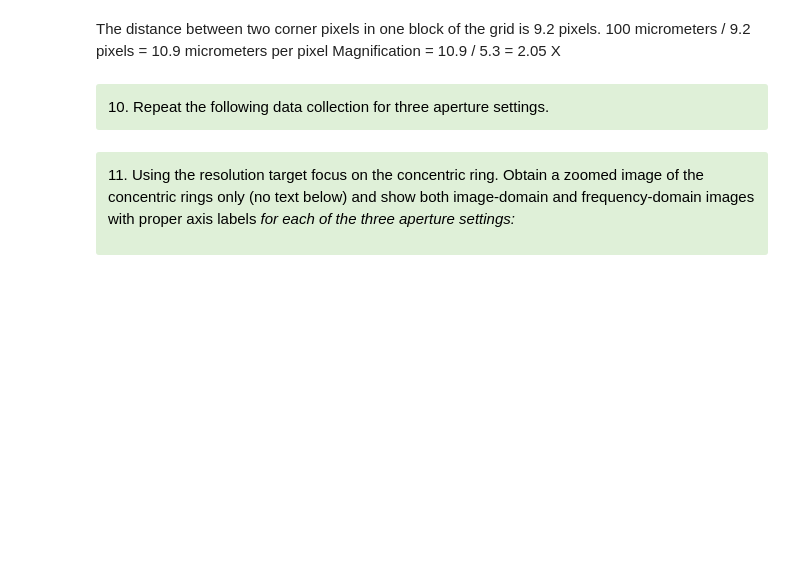
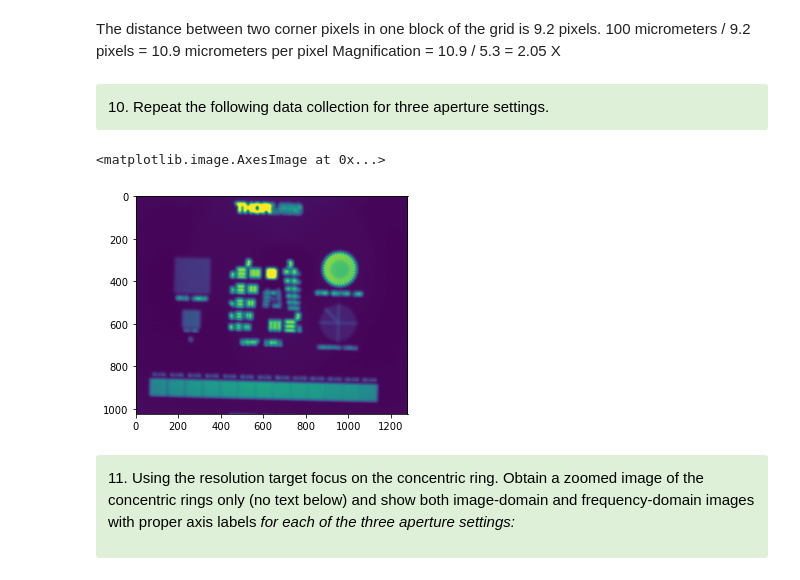
Before and after one commit to skhan102jh/Build-an-Imager, a Jupyter notebook: Lab2 Part2 (Clean).ipynb, the cells around one changed output. Saved outputs shown, nothing was run; the diff lists cells and outputs as text; code cells hidden in the pictures; blank space fills up the shorter version.

```diff
--- a/Lab2 Part2 (Clean).ipynb
+++ b/Lab2 Part2 (Clean).ipynb
@@ -300,6 +315,17 @@ Magnification = 10.9 / 5.3 = 2.05 X
 <font color='black'> 10. Repeat the following data collection for three aperture settings.
 </font>
 </div>
+# %%
+plt.figure()
+m.set_position(f_wheel, 1370, blocking = True)
+m.set_position(stage_x, 1600, blocking = True)
+m.set_position(stage_y, 1050, blocking = True)
+m.set_position(stage_z, 500, blocking = True)
+img = c.capture().copy()
+plt.imshow(img)
+# %% [output]
+<matplotlib.image.AxesImage at 0x...>
+[figure, added]
 # %% [markdown]
 <div class="alert alert-block alert-success">
 
```
Also changed, not shown: parts of 4 cells of this notebook.
